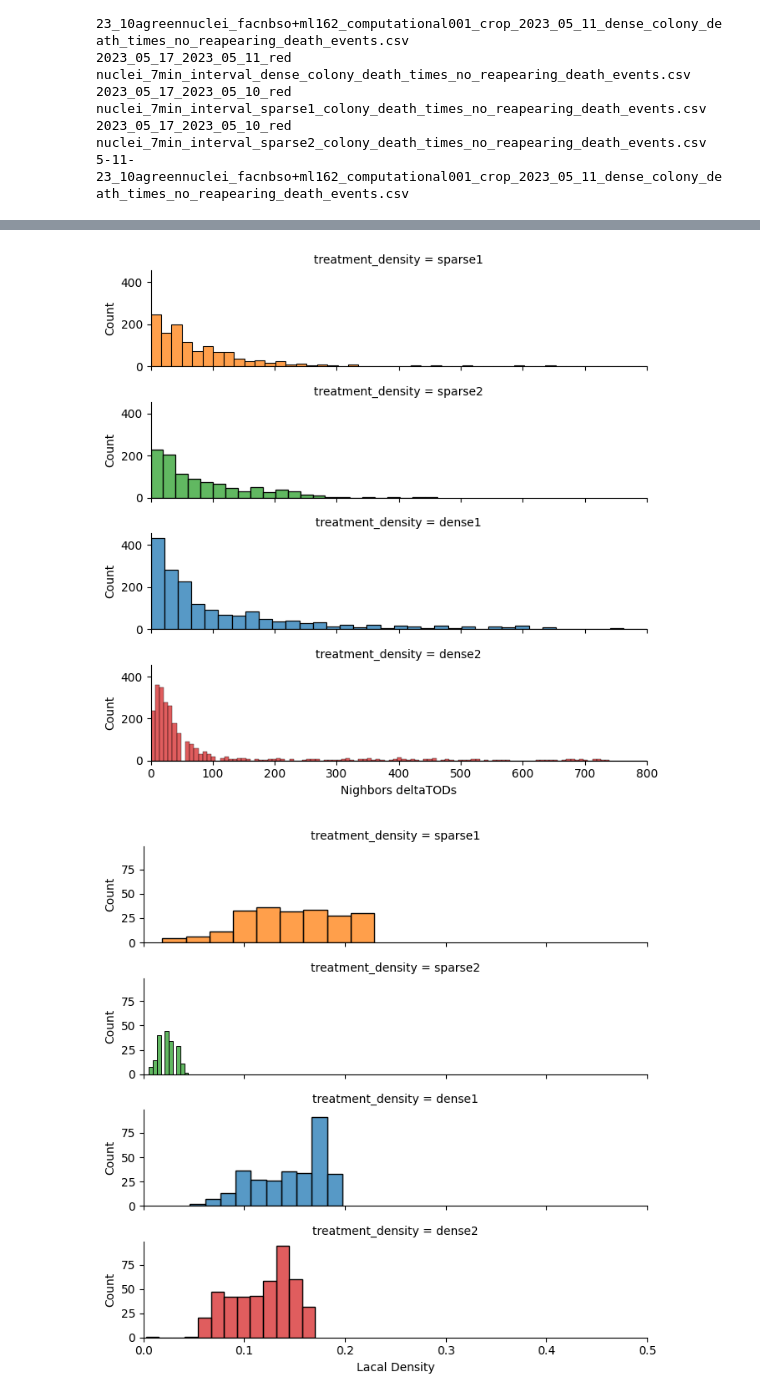
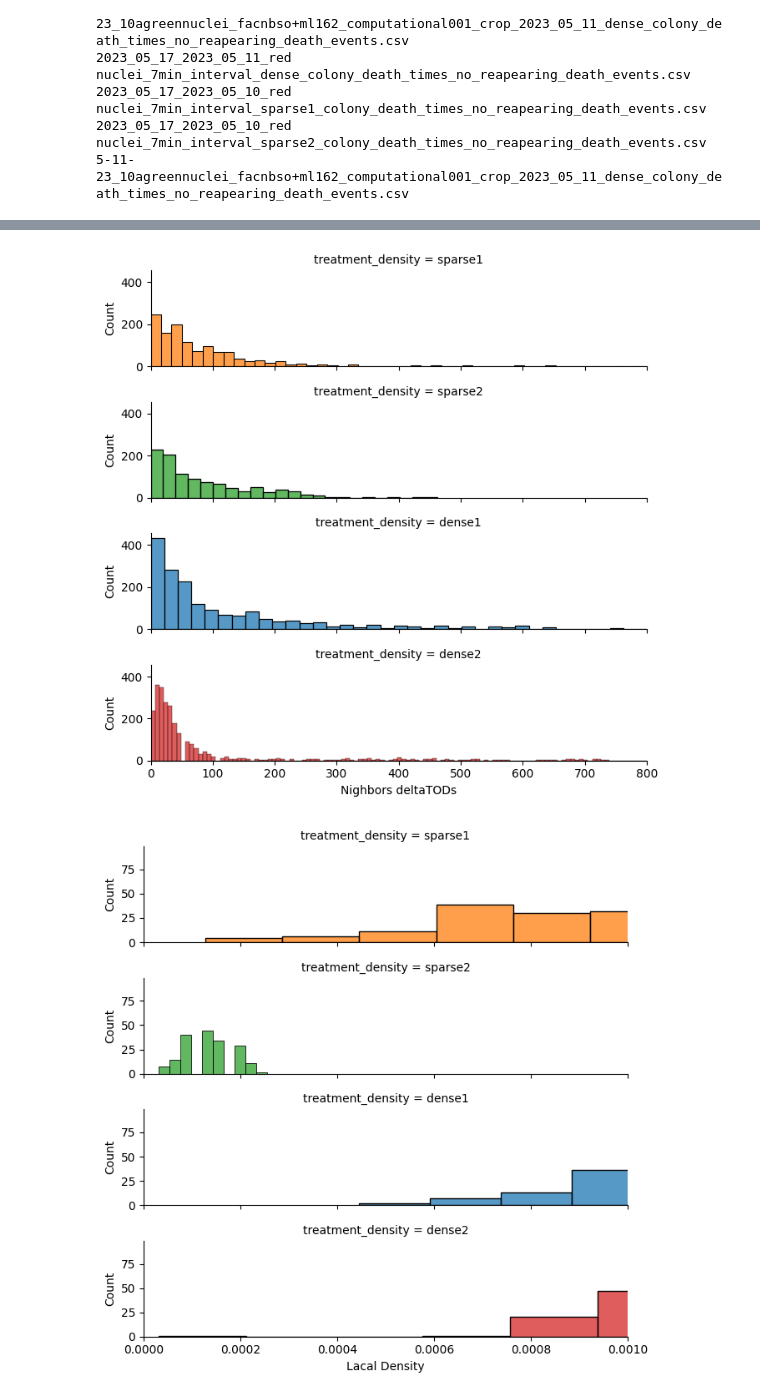
Before and after one commit to esraan/CellDeathQuantification, a Jupyter notebook: DensityAnalysis.ipynb, the cells around one changed output, grey strips where cells are left out. Drawn from its saved outputs; the diff is of its cells as text; code cells hidden in the pictures.

```diff
--- a/DensityAnalysis.ipynb
+++ b/DensityAnalysis.ipynb
@@ -56,7 +94,7 @@ distribution_of_distances_value = values_distribution_of_distances_or_delta_TODs
 all_exp_results_local_density_values = calc_exp_all_cells_local_densities_for_distribution(exp_name = exp_names,
                                                                                            exps_dir_path=exps_dir_name,
                                                                                            meta_data_full_file_path=meta_data_file_full_path,
-                                                                                           radious_for_density=150)
+                                                                                           radious_for_density = 100)
 # %%
 melted_distances_distribution_df = pd.DataFrame.from_dict(format_melt_df_distribution_values(exp_names=exp_names,
                                                                                                         dict_of_exp_values_of_the_designated_variable_density_deltaTODs_distances=distribution_of_distances_value,
@@ -123,31 +146,32 @@ visualize_delta_tods_distances_local_densities_distribution_melted
 # %%
 import seaborn as sns
 import matplotlib.pyplot as plt
 g = sns.FacetGrid(visualize_delta_tods_distances_local_densities_distribution_melted[visualize_delta_tods_distances_local_densities_distribution_melted["variable"]=="distances_values"], row="treatment_density",
                   height=1.7, aspect=4,row_order=["sparse1","sparse2","dense1","dense2"], hue="treatment_density")
 g.map(sns.histplot, "value")
 plt.xlabel('Nighbors distances')
 g.set(xlim=(0,600))
 
 
 
 g = sns.FacetGrid(visualize_delta_tods_distances_local_densities_distribution_melted[visualize_delta_tods_distances_local_densities_distribution_melted["variable"]=="delta_tods_value"], row="treatment_density",
                   height=1.7, aspect=4,row_order=["sparse1","sparse2","dense1","dense2"],hue="treatment_density")
 g.map(sns.histplot, "value")
 plt.xlabel('Nighbors deltaTODs')
 g.set(xlim=(0,800))
 
 g = sns.FacetGrid(visualize_delta_tods_distances_local_densities_distribution_melted[visualize_delta_tods_distances_local_densities_distribution_melted["variable"]=="Local_density"], row="treatment_density",
                   height=1.7, aspect=4,row_order=["sparse1","sparse2","dense1","dense2"],hue="treatment_density")
 g.map(sns.histplot, "value")
+plt.xscale("linear")
 plt.xlabel('Lacal Density')
-g.set(xlim=(0,0.5))
+g.set(xlim=(0,0.001))
 
 plt.show()
 # %% [output]
 [figure]
 [figure]
-[figure, old version]
+[figure, new version]
 # %%
 g = sns.FacetGrid(visualize_delta_tods_distances_local_densities_distribution_melted[visualize_delta_tods_distances_local_densities_distribution_melted["variable"]=="Local_density"], row="treatment_density",
                   height=1.7, aspect=4,row_order=["sparse1","sparse2","dense1","dense2"],hue="treatment_density")
```
Also changed, not shown: parts of 11 cells of this notebook, 5 other files.
